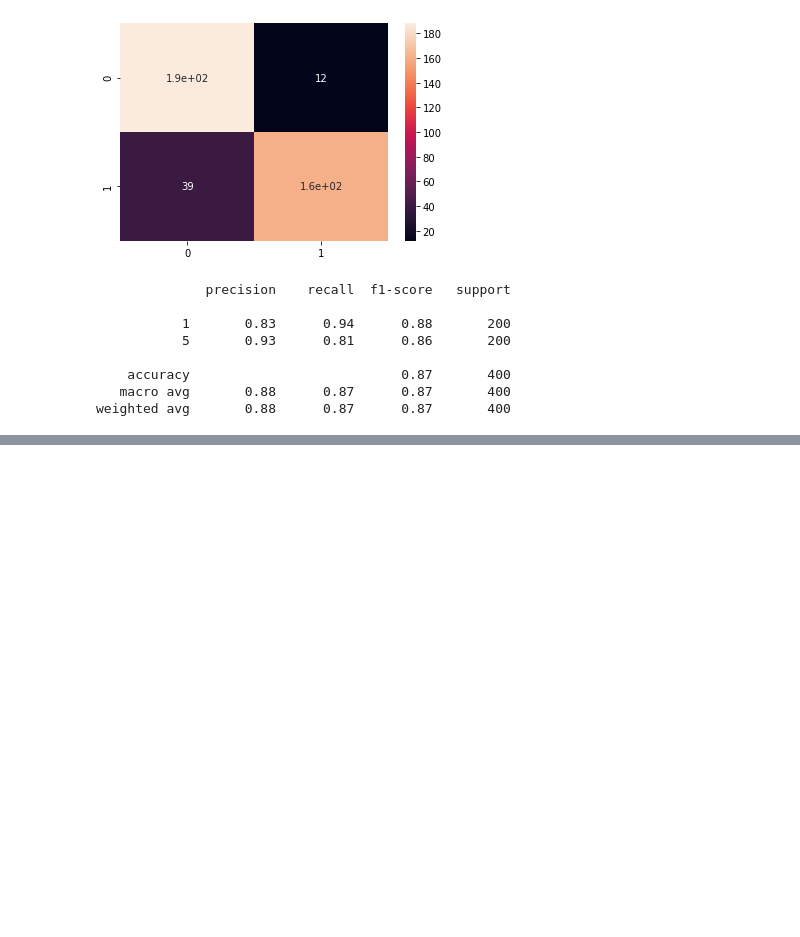
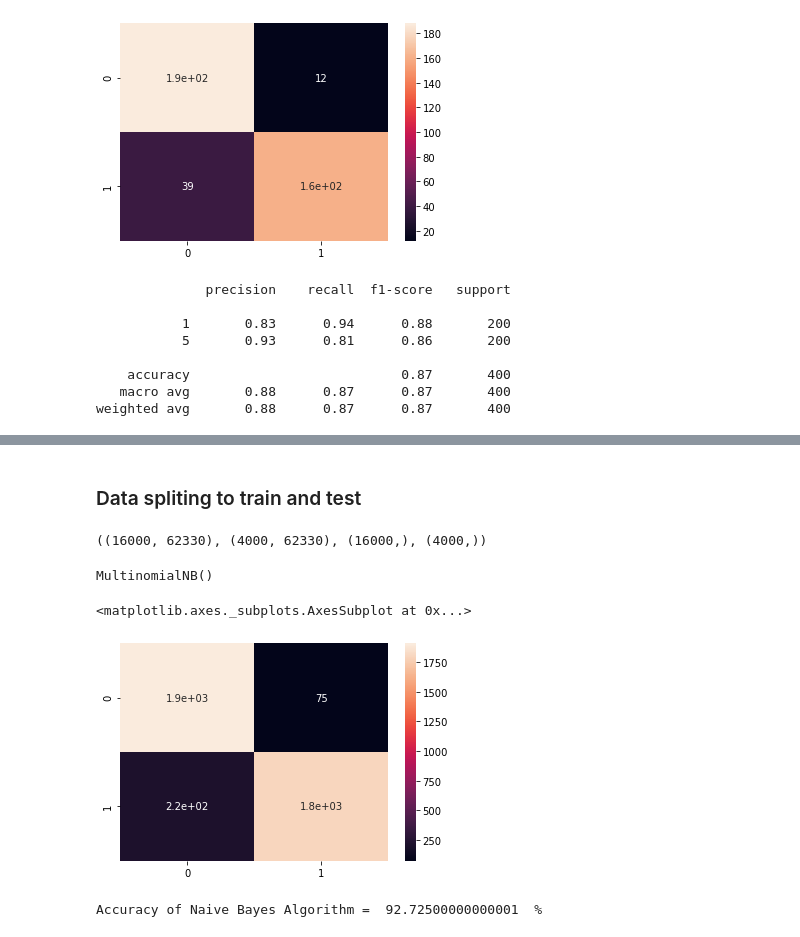
Before and after one commit to AhmadAbdElhameed/Yelp-data-science-project, a Jupyter notebook: Yelp_Reviews V2.ipynb, the cells around one changed output, grey strips where cells are left out. Drawn from its saved outputs; the diff is of its cells as text; code cells hidden in the pictures; blank space fills up the shorter version.

```diff
--- a/Yelp_Reviews V2.ipynb
+++ b/Yelp_Reviews V2.ipynb
@@ -415,0 +512,4 @@ weighted avg       0.88      0.87      0.87       400
+# %%
+%%time
+from sklearn.feature_extraction.text import TfidfTransformer
+reviews_tfidf = TfidfTransformer().fit_transform(reviews_count_vectorizer_X)
@@ -415,0 +522,29 @@ weighted avg       0.88      0.87      0.87       400
+# %% [markdown]
+### Data spliting to train and test
+# %%
+from sklearn.model_selection import train_test_split
+X = reviews_tfidf
+X_train,X_test,y_train,y_test = train_test_split(X,y,test_size = 0.2)
+# %%
+X_train.shape,X_test.shape,y_train.shape,y_test.shape
+# %% [output]
+((16000, 62330), (4000, 62330), (16000,), (4000,))
+# %%
+from sklearn.naive_bayes import MultinomialNB
+
+NB_classifier = MultinomialNB()
+NB_classifier.fit(X_train,y_train)
+# %% [output]
+MultinomialNB()
+# %%
+y_preds = NB_classifier.predict(X_test)
+# %%
+cm = confusion_matrix(y_test,y_preds)
+sns.heatmap(cm,annot = True)
+# %% [output]
+<matplotlib.axes._subplots.AxesSubplot at 0x...>
+[figure, added]
+# %%
+print("Accuracy of Naive Bayes Algorithm = ",accuracy_score(y_test,y_preds) * 100 ," %")
+# %% [output]
+Accuracy of Naive Bayes Algorithm =  92.72500000000001  %
```
Also changed, not shown: parts of 26 cells of this notebook.
